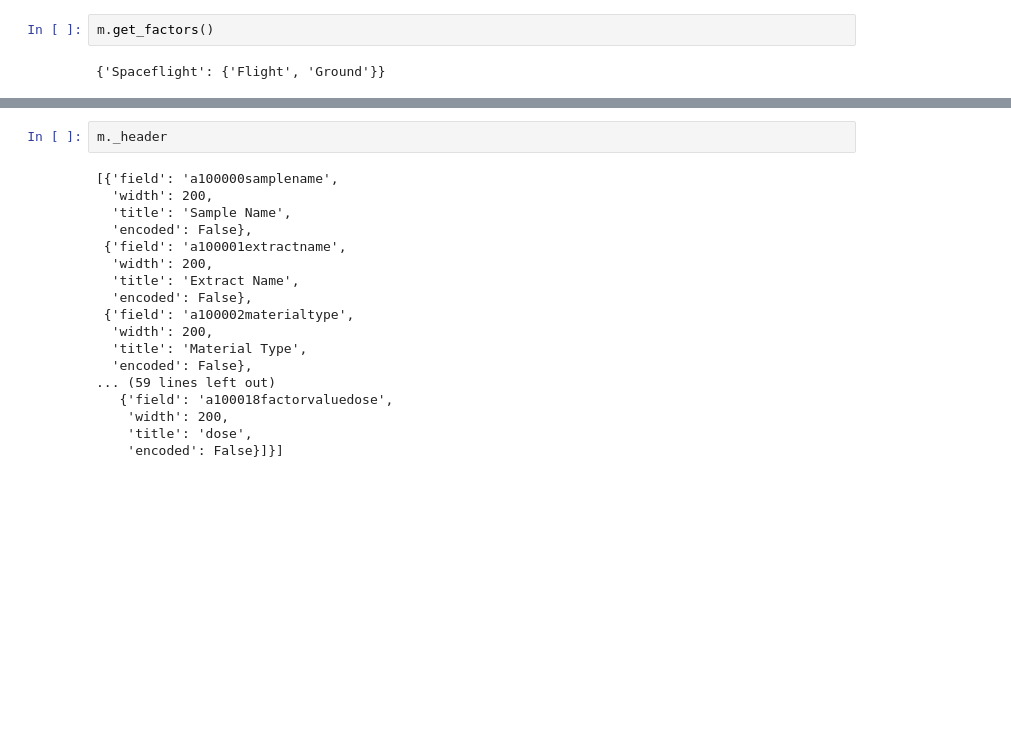
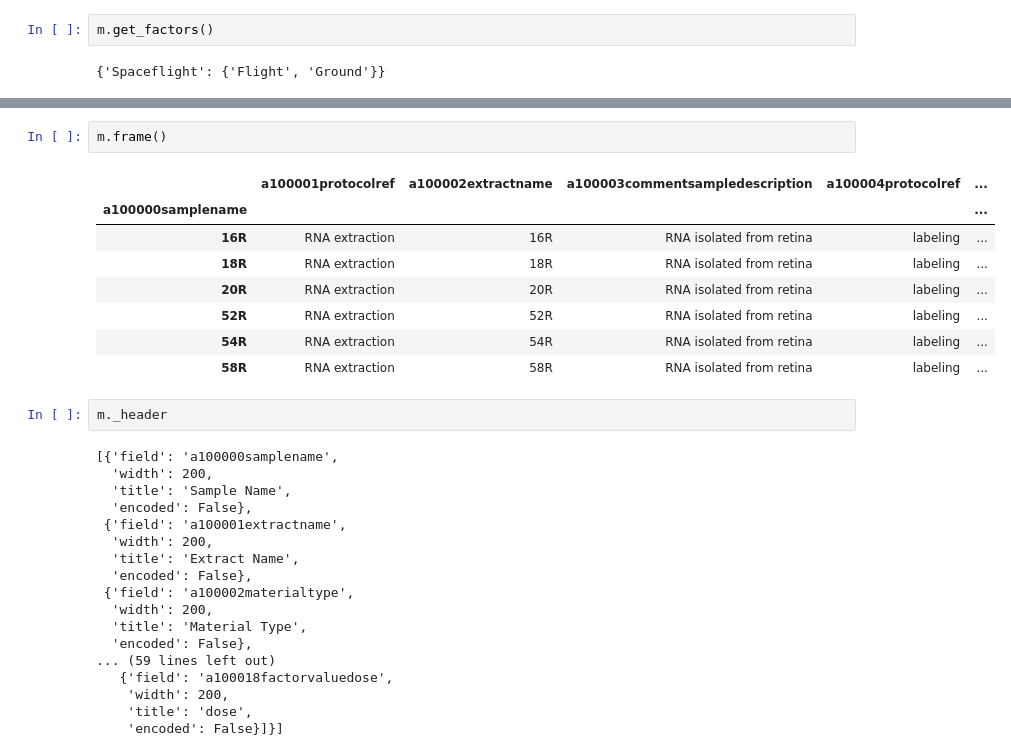
Before and after one commit to LankyCyril/genefab, a Jupyter notebook: GeneFab.ipynb, the cells around one changed output, grey strips where cells are left out. Saved outputs shown, nothing was run; the diff lists cells and outputs as text; blank space fills up the shorter version.

```diff
--- a/GeneFab.ipynb
+++ b/GeneFab.ipynb
@@ -84,6 +77,17 @@ See the caveats in the documentation: http://pandas.pydata.org/pandas-docs/stabl
 | 52R | Flight | https://genelab-data.ndc.nasa.gov... |
 | 54R | Flight | https://genelab-data.ndc.nasa.gov... |
 | 58R | Flight | https://genelab-data.ndc.nasa.gov... |
+# %%
+m.frame()
+# %% [output]
+|  | a100001protocolref | a100002extractname | a100003commentsampledescription | a100004protocolref | ... |
+| a100000samplename |  |  |  |  | ... |
+| 16R | RNA extraction | 16R | RNA isolated from retina | labeling | ... |
+| 18R | RNA extraction | 18R | RNA isolated from retina | labeling | ... |
+| 20R | RNA extraction | 20R | RNA isolated from retina | labeling | ... |
+| 52R | RNA extraction | 52R | RNA isolated from retina | labeling | ... |
+| 54R | RNA extraction | 54R | RNA isolated from retina | labeling | ... |
+| 58R | RNA extraction | 58R | RNA isolated from retina | labeling | ... |
 # %%
 m._header
 # %% [output]
```
Also changed, not shown: parts of 3 cells of this notebook, 1 other file.
